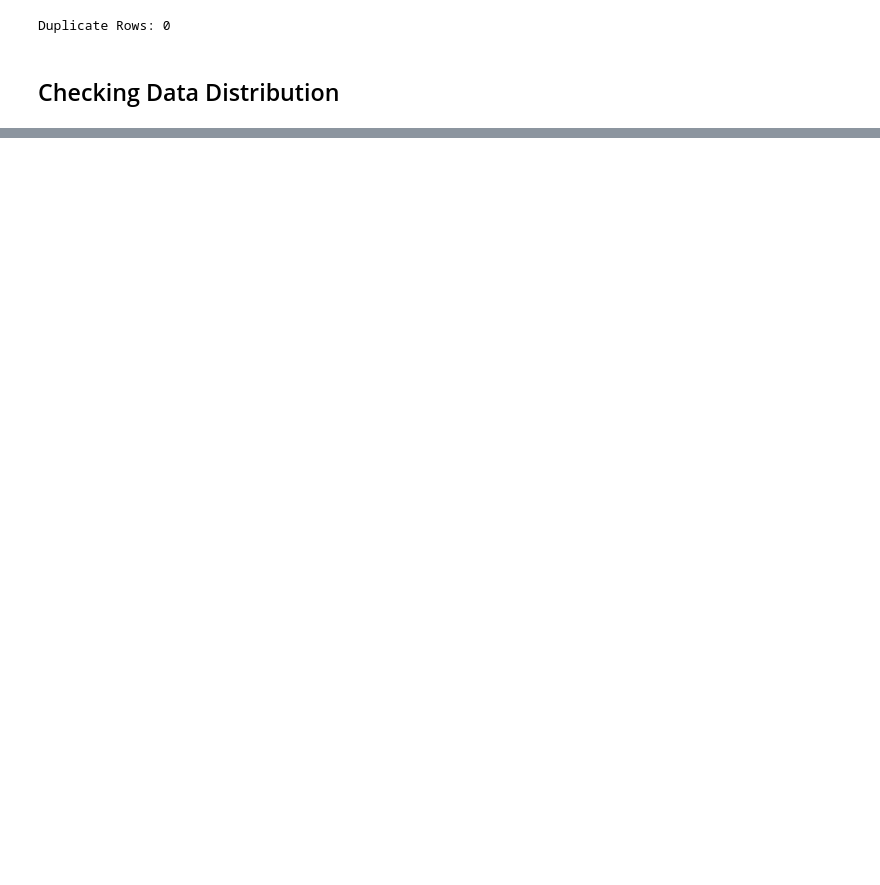
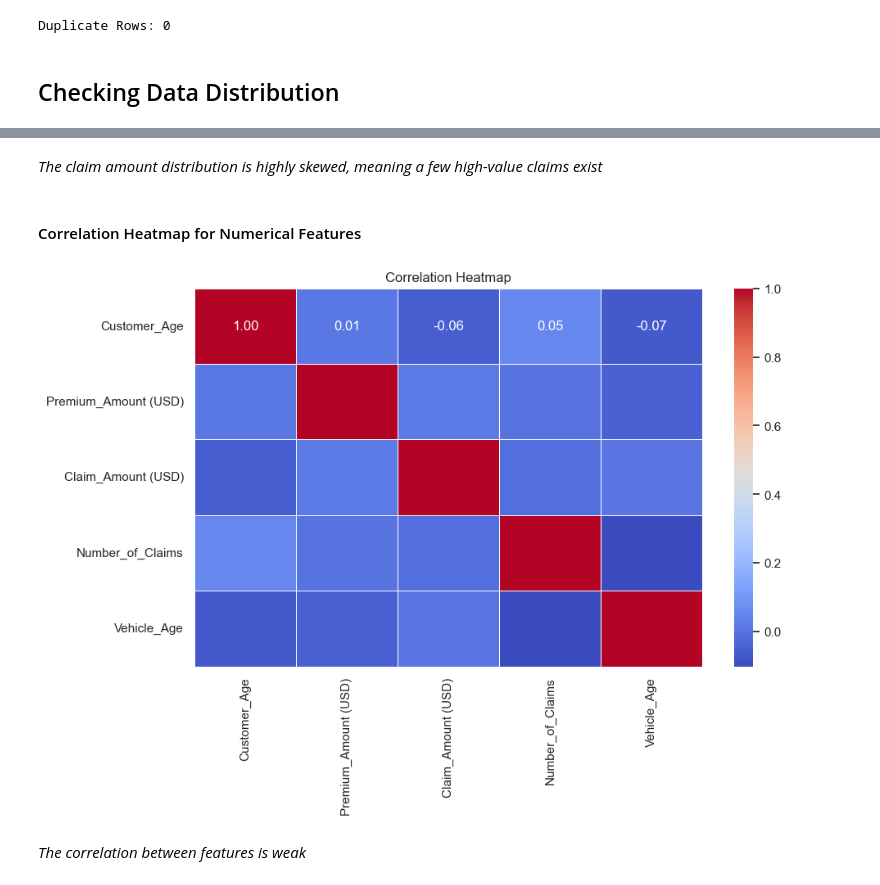
Before and after one commit to Nowshin1009/Data-Analysis-with-python, a Jupyter notebook: Insurance Fraud Analysis and predict/main.ipynb, the cells around one changed output, grey strips where cells are left out. Saved outputs shown, nothing was run; the diff lists cells and outputs as text; code cells hidden in the pictures; blank space fills up the shorter version.

```diff
--- a/Insurance Fraud Analysis and predict/main.ipynb
+++ b/Insurance Fraud Analysis and predict/main.ipynb
@@ -108,0 +180,14 @@ df['Medical_History'].fillna('No History', inplace=True)
+# %% [markdown]
+_The claim amount distribution is highly skewed, meaning a few high-value claims exist_
+# %% [markdown]
+#### Correlation Heatmap for Numerical Features
+# %%
+numeric_df = df.select_dtypes(include=['number'])
+plt.figure(figsize=(10, 6))
+sns.heatmap(numeric_df.corr(), annot=True, cmap='coolwarm', fmt='.2f', linewidths=0.5)
+plt.title('Correlation Heatmap')
+plt.show()
+# %% [output]
+[figure, added]
+# %% [markdown]
+_The correlation between features is weak_
```
Also changed, not shown: parts of 11 cells of this notebook, 1 other file.
